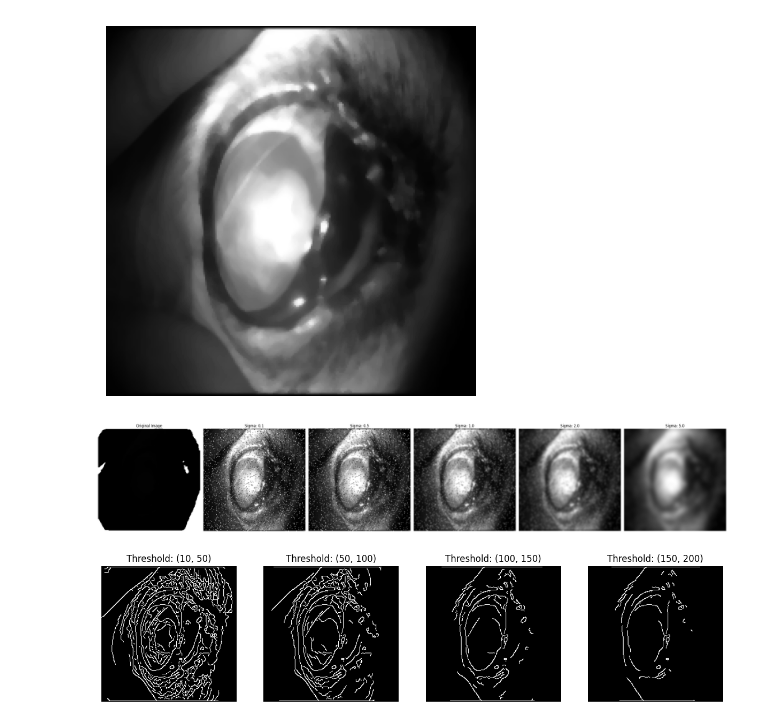
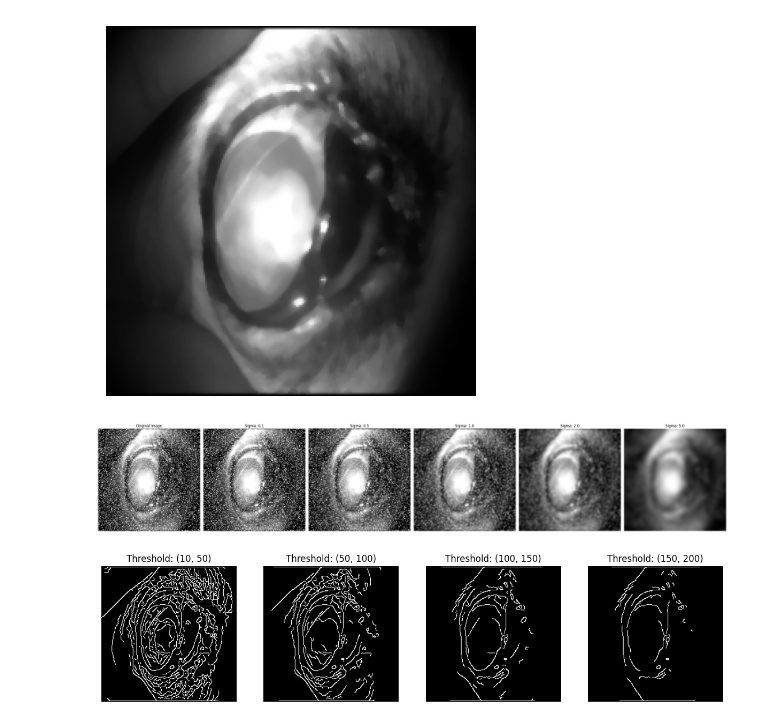
Before and after one commit to hwnam5/Cataract_Classification, a Jupyter notebook: data_preprocessing.ipynb, the cells around one changed output. Cells and saved outputs as stored; diff of their text form; code cells hidden in the pictures.

```diff
--- a/data_preprocessing.ipynb
+++ b/data_preprocessing.ipynb
@@ -3,6 +3,7 @@ import cv2
 import numpy as np
 
 #image = cv2.imread('crop_D0_0db9c565-60a5-11ec-8402-0a7404972c70.png', cv2.IMREAD_GRAYSCALE)
+original = cv2.imread('crop_D0_0d4f0dab-60a5-11ec-8402-0a7404972c70.png')
 image = cv2.imread('crop_D0_0d4f0dab-60a5-11ec-8402-0a7404972c70.png', cv2.IMREAD_GRAYSCALE)
 
 # 이진화
@@ -11,10 +12,18 @@ _, binary = cv2.threshold(image, 0, 255, cv2.THRESH_BINARY)
 # 컨투어 찾기
 contours, _ = cv2.findContours(binary, cv2.RETR_EXTERNAL, cv2.CHAIN_APPROX_SIMPLE)
 
+max_area = 0
+best_cnt = None
 # 눈알 영역만 추출
 for contour in contours:
-    x, y, w, h = cv2.boundingRect(contour)
-    eye = image[y:y+h, x:x+w]
+    area = cv2.contourArea(contour)
+    if area > max_area:
+        max_area = area
+        best_cnt = contour
+
+x, y, w, h = cv2.boundingRect(best_cnt)
+original = original[y:y+h, x:x+w] # 컬러
+eye = image[y:y+h, x:x+w]      # 흑백
 
 # 사이즈 224x224로 변경
 resize_eye = cv2.resize(eye, dsize=(224, 224), interpolation=cv2.INTER_AREA)
@@ -42,9 +81,10 @@ import matplotlib.pyplot as plt
 image = cv2.imread('eye.png', cv2.IMREAD_GRAYSCALE)
 #image = np.array(standardization_image)
 blurred = cv2.GaussianBlur(image, (5, 5), 1.4)
-canny_edge = cv2.Canny(blurred, 50, 150)
+original_canny_edge = cv2.Canny(image, 50, 150)
+blurred_canny_edge = cv2.Canny(blurred, 50, 150)
 
-fig, ax = plt.subplots(1, 3, figsize=(10, 5))
+fig, ax = plt.subplots(1, 4, figsize=(10, 5))
 ax[0].imshow(image, cmap='gray')
 ax[0].set_title('Original Image')
 ax[0].axis('off')
@@ -53,8 +93,12 @@ ax[1].imshow(blurred, cmap='gray')
 ax[1].set_title('Blurred Image')
 ax[1].axis('off')
 
-ax[2].imshow(canny_edge, cmap='gray')
+ax[2].imshow(original_canny_edge, cmap='gray')
 ax[2].set_title('Canny Edge Image')
 ax[2].axis('off')
+
+ax[3].imshow(blurred_canny_edge, cmap='gray')
+ax[3].set_title('Blurred Canny Edge Image')
+ax[3].axis('off')
 # %% [output]
 (-0.5, 223.5, 223.5, -0.5)
@@ -174,31 +218,31 @@ plt.show()
 # %% [output]
 [figure]
 # %%
-#image = cv2.imread('crop_D0_0d4f0dab-60a5-11ec-8402-0a7404972c70.png', cv2.IMREAD_GRAYSCALE)
-image = np.array(standardization_image).astype('uint8')
-gaussian_noise = np.random.normal(0, 0.1, image.shape).astype('uint8')
-noisy_image = cv2.add(image, gaussian_noise)
+mean = 0
+sigma = 1
+gaussian_noise = np.random.normal(mean, sigma, resize_eye.shape).astype('uint8')
+noisy_image = cv2.add(resize_eye, gaussian_noise)
 sigma_values = [0.1, 0.5, 1.0, 2.0, 5.0]
 denoised_images = []
 
 for sigma in sigma_values:
-    denoised_image = cv2.GaussianBlur(peppered_image_np, (0, 0), sigma)
+    denoised_image = cv2.GaussianBlur(noisy_image, (0, 0), sigma)
     denoised_images.append(denoised_image)
 
 fig, axes = plt.subplots(1, 6, figsize=(30, 6))
-axes[0].imshow(image, cmap='gray')
+axes[0].imshow(noisy_image, cmap='gray')
 axes[0].set_title('Original Image')
 axes[0].axis('off')
 
 for ax, img, sigma in zip(axes[1:], denoised_images, sigma_values):
     ax.imshow(img, cmap='gray')
     ax.set_title(f'Sigma: {sigma}')
     ax.axis('off')
 
 plt.tight_layout()
 plt.show()
 # %% [output]
-[figure, old version]
+[figure, new version]
 # %%
 threshold = [(10, 50), (50, 100), (100, 150), (150, 200)]
 
```
Also changed, not shown: parts of 5 cells of this notebook.
